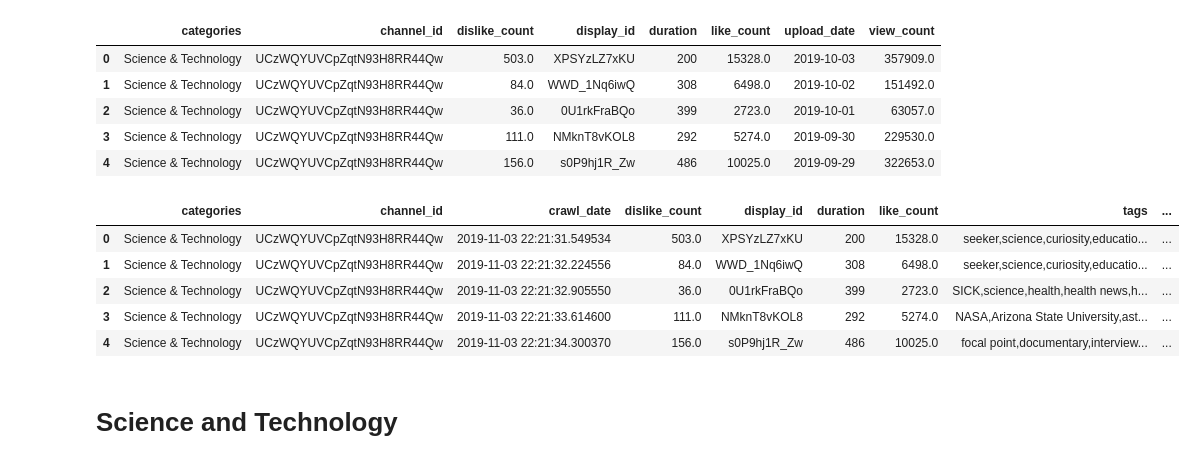
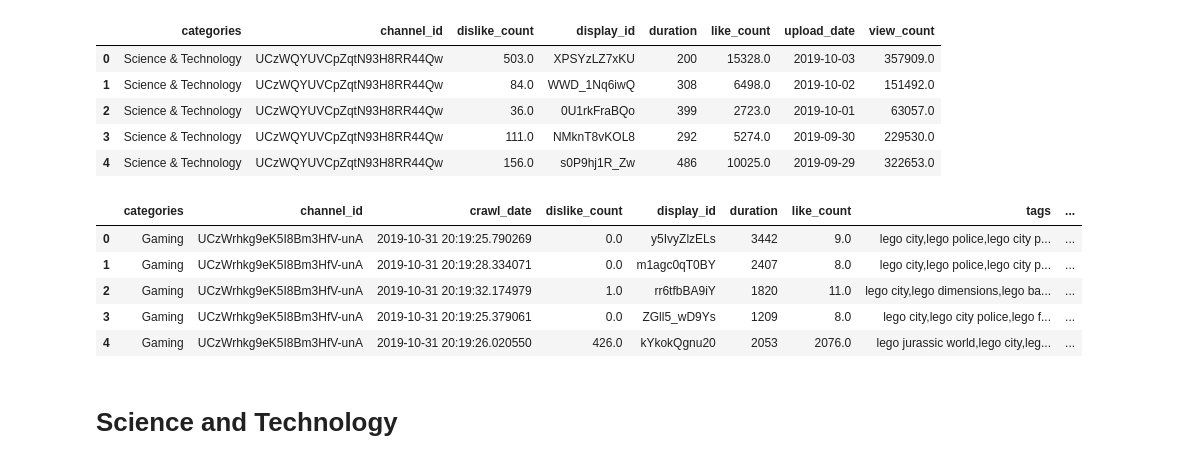
Before and after one commit to kamilmellouk/kadabros, a Jupyter notebook: notebooks/Martin_ada.ipynb, the cells around one changed output. Cells and saved outputs as stored; diff of their text form; code cells hidden in the pictures.

```diff
--- a/notebooks/Martin_ada.ipynb
+++ b/notebooks/Martin_ada.ipynb
@@ -138,6 +153,9 @@ array(['Gaming', 'Education', 'Entertainment', 'Howto & Style', 'Sports',
 # %%
 df_timeseries_en = pd.read_csv(f"{DATA_PATH}/df_timeseries_en.tsv.gz", compression="infer", sep="\t") # 41.5 seconds | category = Science & Technology
 # %%
+CATEGORY = "Gaming"
+
+
 df_channels_filt = df_channels_en[df_channels_en['category_cc'] == CATEGORY]
 df_timeseries_filt = df_timeseries_en[df_timeseries_en['category'] == CATEGORY]
 
@@ -198,15 +211,15 @@ helper_filt.head()
 | 4 | Science & Technology | UCzWQYUVCpZqtN93H8RR44Qw | 156.0 | s0P9hj1R_Zw | 486 | 10025.0 | 2019-09-29 | 322653.0 |
 # %%
 yt_metadata_filtered = load_and_filter_jsonl_gz_file_by_chunks(f"{DATA_PATH}/yt_metadata_en.jsonl.gz", CATEGORY)
-yt_metadata_filtered.to_csv(f"{DATA_PATH}/yt_film&animation.csv.gz", index=False, compression="gzip") # 15m 40s | category = Film & Animation
+yt_metadata_filtered.to_csv(f"{DATA_PATH}/yt_gaming.csv.gz", index=False, compression="gzip") # 15m 40s | category = Film & Animation
 yt_metadata_filtered.head()
 # %% [output]
 |  | categories | channel_id | crawl_date | dislike_count | display_id | duration | like_count | tags | ... |
-| 0 | Science & Technology | UCzWQYUVCpZqtN93H8RR44Qw | 2019-11-03 22:21:31.549534 | 503.0 | XPSYzLZ7xKU | 200 | 15328.0 | seeker,science,curiosity,educatio... | ... |
-| 1 | Science & Technology | UCzWQYUVCpZqtN93H8RR44Qw | 2019-11-03 22:21:32.224556 | 84.0 | WWD_1Nq6iwQ | 308 | 6498.0 | seeker,science,curiosity,educatio... | ... |
-| 2 | Science & Technology | UCzWQYUVCpZqtN93H8RR44Qw | 2019-11-03 22:21:32.905550 | 36.0 | 0U1rkFraBQo | 399 | 2723.0 | SICK,science,health,health news,h... | ... |
-| 3 | Science & Technology | UCzWQYUVCpZqtN93H8RR44Qw | 2019-11-03 22:21:33.614600 | 111.0 | NMknT8vKOL8 | 292 | 5274.0 | NASA,Arizona State University,ast... | ... |
-| 4 | Science & Technology | UCzWQYUVCpZqtN93H8RR44Qw | 2019-11-03 22:21:34.300370 | 156.0 | s0P9hj1R_Zw | 486 | 10025.0 | focal point,documentary,interview... | ... |
+| 0 | Gaming | UCzWrhkg9eK5I8Bm3HfV-unA | 2019-10-31 20:19:25.790269 | 0.0 | y5IvyZlzELs | 3442 | 9.0 | lego city,lego police,lego city p... | ... |
+| 1 | Gaming | UCzWrhkg9eK5I8Bm3HfV-unA | 2019-10-31 20:19:28.334071 | 0.0 | m1agc0qT0BY | 2407 | 8.0 | lego city,lego police,lego city p... | ... |
+| 2 | Gaming | UCzWrhkg9eK5I8Bm3HfV-unA | 2019-10-31 20:19:32.174979 | 1.0 | rr6tfbBA9iY | 1820 | 11.0 | lego city,lego dimensions,lego ba... | ... |
+| 3 | Gaming | UCzWrhkg9eK5I8Bm3HfV-unA | 2019-10-31 20:19:25.379061 | 0.0 | ZGll5_wD9Ys | 1209 | 8.0 | lego city,lego city police,lego f... | ... |
+| 4 | Gaming | UCzWrhkg9eK5I8Bm3HfV-unA | 2019-10-31 20:19:26.020550 | 426.0 | kYkokQgnu20 | 2053 | 2076.0 | lego jurassic world,lego city,leg... | ... |
 # %% [markdown]
 # Science and Technology
 # %%
```
Also changed, not shown: parts of 7 cells of this notebook.
